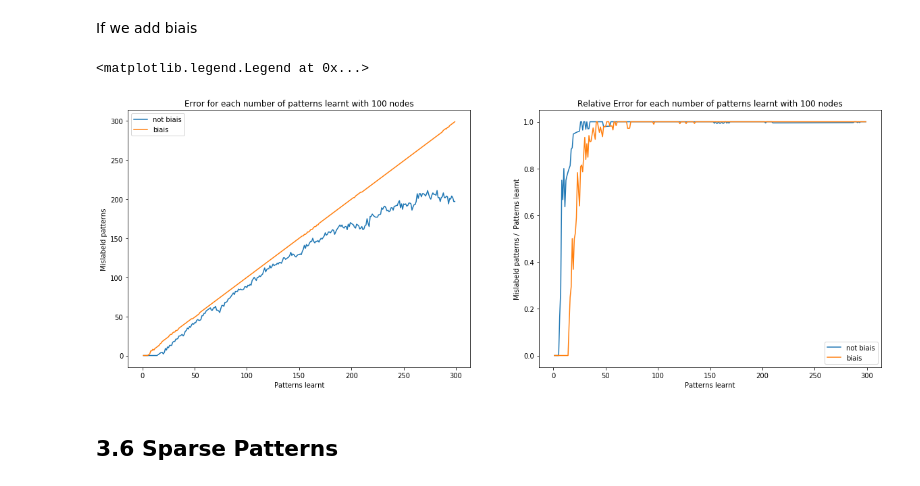
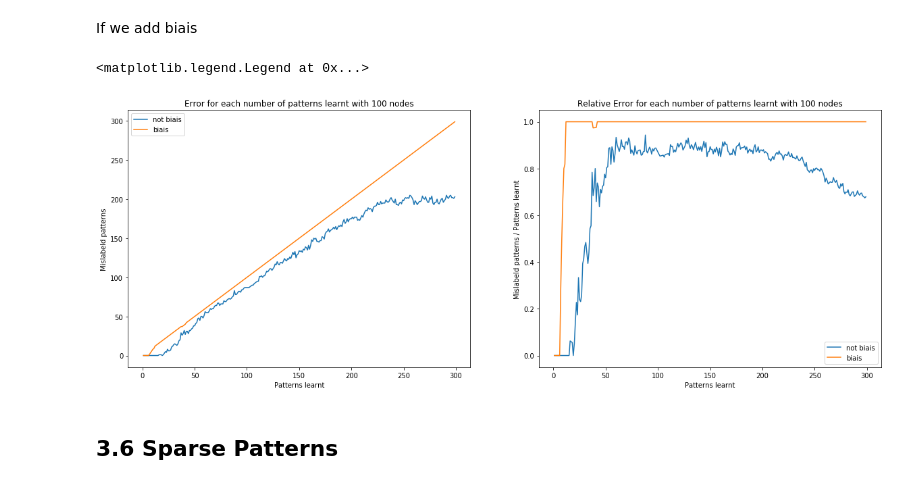
Before and after one commit to romainrey/ANN_DD2437, a Jupyter notebook: Labs_Code/Lab3/Lab3 Romain.ipynb, the cells around one changed output. Drawn from its saved outputs; the diff is of its cells as text; code cells hidden in the pictures.

```diff
--- a/Labs_Code/Lab3/Lab3 Romain.ipynb
+++ b/Labs_Code/Lab3/Lab3 Romain.ipynb
@@ -615,25 +615,25 @@ for i in range(1, 300):
 # %%
 fig, ax = plt.subplots(1,2, figsize = [20,7])
 
 ax[0].plot([i for i in range(1,300)], n_errors_list, label = "not biais")
 ax[0].plot([i for i in range(1,300)], n_errors_list_biais, label = "biais")
 ax[0].set_title("Error for each number of patterns learnt with 100 nodes")
 ax[0].set_ylabel("Mislabeld patterns")
 ax[0].set_xlabel("Patterns learnt")
 ax[0].legend()
 
-n_errors_list_relative = np.array(n_errors_list_biais)/[i for i in range(1,300)]
+n_errors_list_relative = np.array(n_errors_list)/[i for i in range(1,300)]
 n_errors_list_relative_biais = np.array(n_errors_list_biais)/[i for i in range(1,300)]
 
 ax[1].plot([i for i in range(1,300)], n_errors_list_relative, label = "not biais")
-ax[1].plot([i for i in range(1,300)], n_errors_list_relative_noise, label = "biais")
+ax[1].plot([i for i in range(1,300)], n_errors_list_relative_biais, label = "biais")
 ax[1].set_title("Relative Error for each number of patterns learnt with 100 nodes")
 ax[1].set_ylabel("Mislabeld patterns / Patterns learnt")
 ax[1].set_xlabel("Patterns learnt")
 ax[1].legend()
 # %% [output]
 <matplotlib.legend.Legend at 0x...>
-[figure, old version]
+[figure, new version]
 # %% [markdown]
 ## 3.6 Sparse Patterns
 # %% [markdown]
```
